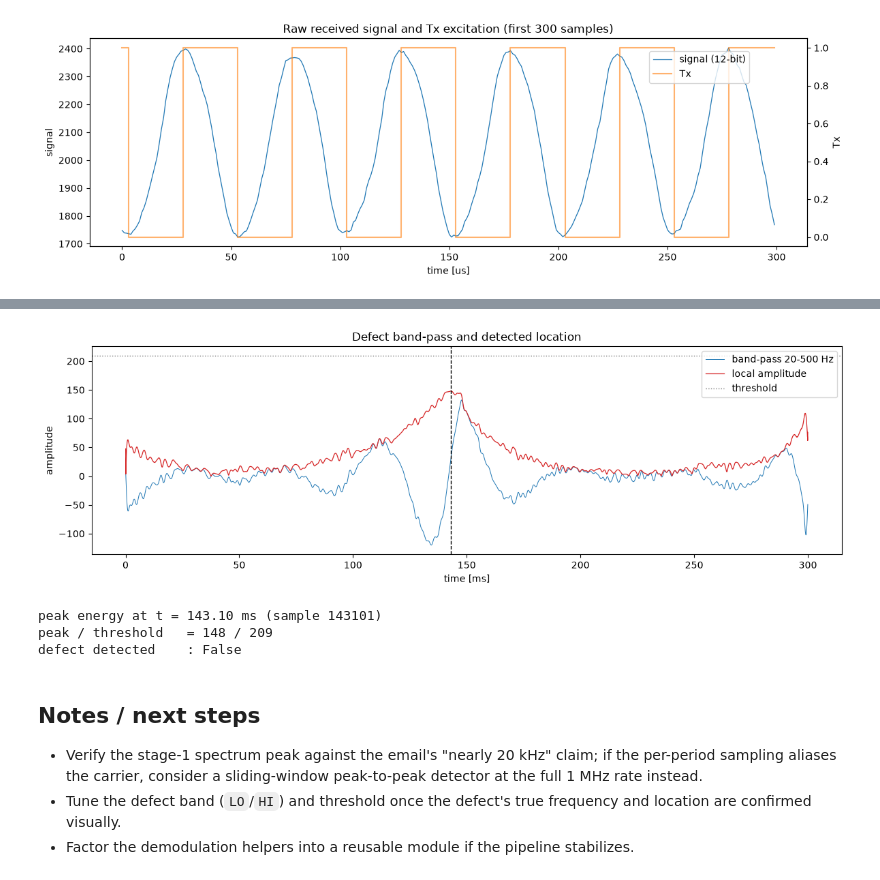
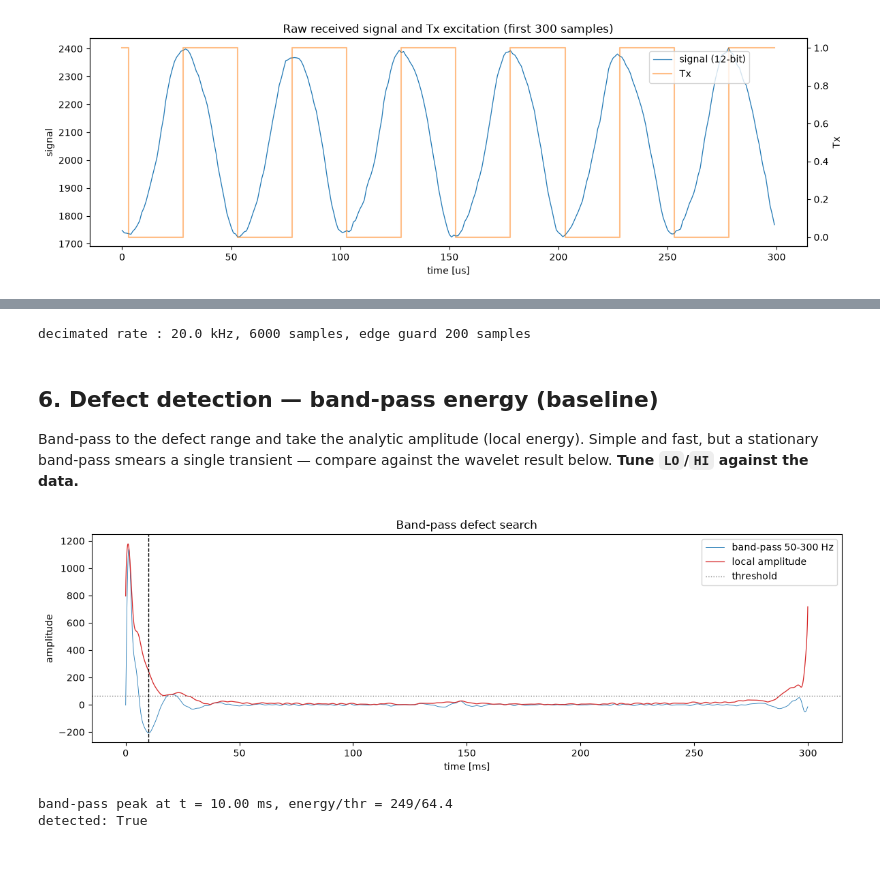
Before and after one commit to gfeyer/bu_dsp_sandbox, a Jupyter notebook: notebooks/ec_demodulation.ipynb, the cells around one changed output, grey strips where cells are left out. Saved outputs shown, nothing was run; the diff lists cells and outputs as text; code cells hidden in the pictures.

```diff
--- a/notebooks/ec_demodulation.ipynb
+++ b/notebooks/ec_demodulation.ipynb
@@ -157,10 +152,9 @@ the defect appears as a localized deviation on top of the slowly-varying baselin
 # %%
-amp2 = np.abs(hilbert(amp1 - amp1.mean()))
+amp2 = np.abs(hilbert(amp1 - amp1.mean())) + amp1.mean()
 
 fig, ax = plt.subplots(figsize=(12, 4))
-ax.plot(t1 * 1e3, amp2, lw=0.7)
-ax.set_xlabel("time [ms]")
-ax.set_ylabel("envelope")
+ax.plot(t * 1e3, amp2, lw=0.5)
+ax.set_xlabel("time [ms]"); ax.set_ylabel("envelope")
 ax.set_title("Stage-2 demodulated signal (probe variation)")
 plt.tight_layout()
 plt.show()
@@ -175,40 +169,42 @@ the strongest localized burst. **Tune `LO`/`HI` and the threshold against the da
+# %%
+Q = 50                      # 1 MHz -> 20 kHz (Nyquist 10 kHz, covers hundreds of Hz)
+fsd = ADC_CLOCK_HZ // Q
+env = decimate(amp2, Q, ftype="fir", zero_phase=True)
+td = np.arange(env.size) / fsd
+GUARD = int(0.01 * fsd)     # ignore first/last 10 ms (filter edge transients)
+print(f"decimated rate : {fsd/1e3:.1f} kHz, {env.size} samples, edge guard {GUARD} samples")
+# %% [output]
+decimated rate : 20.0 kHz, 6000 samples, edge guard 200 samples
+# %% [markdown]
+## 6. Defect detection — band-pass energy (baseline)
+
+Band-pass to the defect range and take the analytic amplitude (local energy). Simple
+and fast, but a stationary band-pass smears a single transient — compare against the
+wavelet result below. **Tune `LO`/`HI` against the data.**
 # %%
-LO, HI = 20.0, 500.0  # Hz — defect band (tune against the data)
+LO, HI = 50.0, 300.0  # Hz — defect band (tune against the data)
 
-sos = butter(4, [LO, HI], btype="band", fs=fs1, output="sos")
-band = sosfiltfilt(sos, amp2 - amp2.mean())
+sos = butter(4, [LO, HI], btype="band", fs=fsd, output="sos")
+band = sosfiltfilt(sos, env - env.mean())
 energy = np.abs(hilbert(band))
 
-thr = energy.mean() + 5 * energy.std()
-peak_idx = int(np.argmax(energy))
+masked = energy.copy(); masked[:GUARD] = 0; masked[-GUARD:] = 0
+peak_i = int(np.argmax(masked))
+thr = np.median(energy) + 6 * (np.median(np.abs(energy - np.median(energy))) * 1.4826)
 
 fig, ax = plt.subplots(figsize=(12, 4))
-ax.plot(t1 * 1e3, band, lw=0.7, label=f"band-pass {LO:.0f}-{HI:.0f} Hz")
-ax.plot(t1 * 1e3, energy, lw=0.9, color="tab:red", label="local amplitude")
+ax.plot(td * 1e3, band, lw=0.6, label=f"band-pass {LO:.0f}-{HI:.0f} Hz")
+ax.plot(td * 1e3, energy, lw=0.9, color="tab:red", label="local amplitude")
 ax.axhline(thr, color="gray", ls=":", lw=1, label="threshold")
-ax.axvline(t1[peak_idx] * 1e3, color="k", ls="--", lw=1)
-ax.set_xlabel("time [ms]")
-ax.set_ylabel("amplitude")
-ax.set_title("Defect band-pass and detected location")
+ax.axvline(td[peak_i] * 1e3, color="k", ls="--", lw=1)
+ax.set_xlabel("time [ms]"); ax.set_ylabel("amplitude")
+ax.set_title("Band-pass defect search")
 ax.legend(loc="upper right")
 plt.tight_layout()
 plt.show()
-
-detected = energy[peak_idx] > thr
-print(f"peak energy at t = {t1[peak_idx]*1e3:.2f} ms (sample {int(centers1[peak_idx])})")
-print(f"peak / threshold   = {energy[peak_idx]:.3g} / {thr:.3g}")
-print(f"defect detected    : {bool(detected)}")
+print(f"band-pass peak at t = {td[peak_i]*1e3:.2f} ms, energy/thr = {energy[peak_i]:.3g}/{thr:.3g}")
+print(f"detected: {bool(energy[peak_i] > thr)}")
 # %% [output]
-[figure, old version]
+[figure, new version]
-peak energy at t = 143.10 ms (sample 143101)
-peak / threshold   = 148 / 209
-defect detected    : False
+band-pass peak at t = 10.00 ms, energy/thr = 249/64.4
+detected: True
-# %% [markdown]
-## Notes / next steps
-
-- Verify the stage-1 spectrum peak against the email's "nearly 20 kHz" claim; if the
-  per-period sampling aliases the carrier, consider a sliding-window peak-to-peak
-  detector at the full 1 MHz rate instead.
-- Tune the defect band (`LO`/`HI`) and threshold once the defect's true frequency and
-  location are confirmed visually.
-- Factor the demodulation helpers into a reusable module if the pipeline stabilizes.
```
Also changed, not shown: parts of 21 cells of this notebook.
